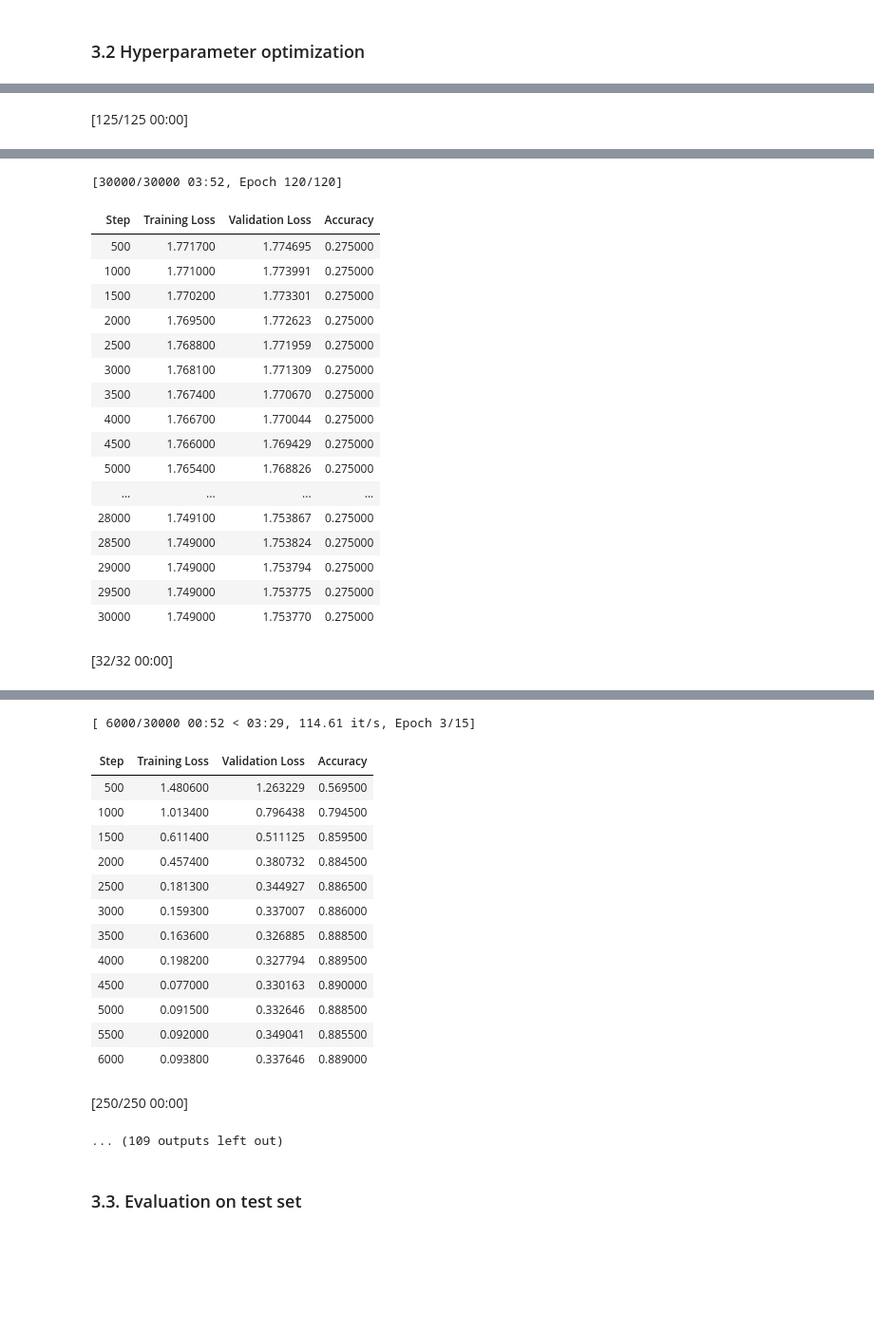
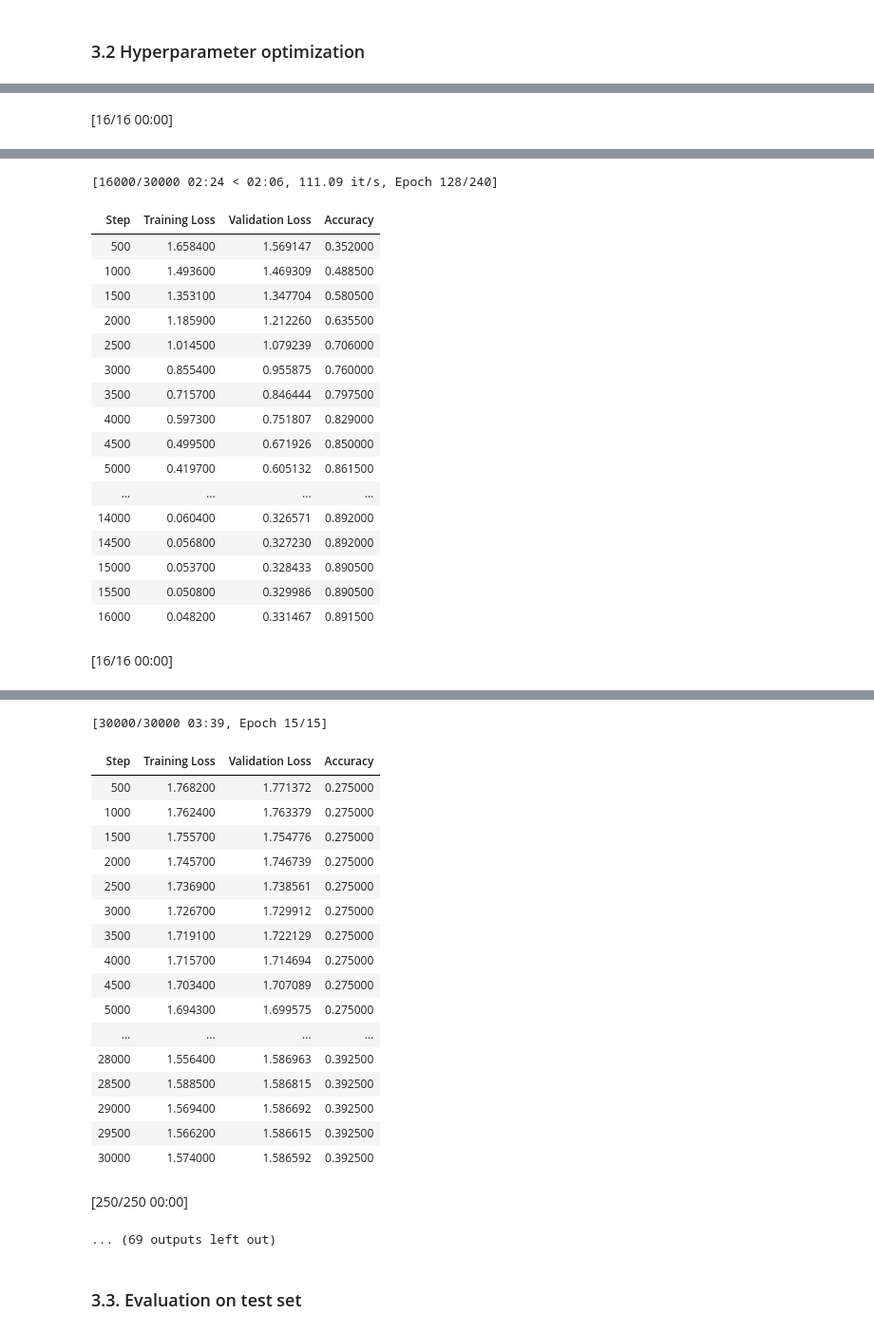
Before and after one commit to Iispar/hlt-project, a Jupyter notebook: course_project_2023_template.ipynb, the cells around one changed output, grey strips where cells are left out. Shown at 95% size. Saved outputs shown, nothing was run; the diff lists cells and outputs as text; code cells hidden in the pictures; blank space fills up the shorter version.

```diff
--- a/course_project_2023_template.ipynb
+++ b/course_project_2023_template.ipynb
@@ -247,9 +245,9 @@ trainer.train();
 
 def objective(trial):
     # Define the search space for hyperparameters
-    learning_rate = trial.suggest_float("learning_rate", 1e-10, 1e-1, log=True)
-    batch_size = trial.suggest_categorical("batch_size", [8, 16, 64, 128, 256])
-    epochs=trial.suggest_int('num_train_epochs', low = 2,high = 10),
+    learning_rate = trial.suggest_float("learning_rate", 1e-7, 1e-3, log=True)
+    batch_size = trial.suggest_categorical("batch_size", [8, 16, 64, 128])
+    epochs=trial.suggest_int('num_train_epochs', low = 2,high = 6),
 
     # params
     trainer_args = transformers.TrainingArguments(
@@ -285,5 +283,5 @@ def objective(trial):
     return eval_results["eval_accuracy"] # return the best result.
 
 study = optuna.create_study(direction="maximize")
-study.optimize(objective, n_trials=30)
+study.optimize(objective, n_trials=20)
 # %% [output]
@@ -309 +307 @@ study.optimize(objective, n_trials=30)
-[125/125 00:00]
+[16/16 00:00]
@@ -311,19 +309,19 @@ study.optimize(objective, n_trials=30)
-[30000/30000 03:52, Epoch 120/120]
+[16000/30000 02:24 < 02:06, 111.09 it/s, Epoch 128/240]
 | Step | Training Loss | Validation Loss | Accuracy |
-| 500 | 1.771700 | 1.774695 | 0.275000 |
-| 1000 | 1.771000 | 1.773991 | 0.275000 |
-| 1500 | 1.770200 | 1.773301 | 0.275000 |
-| 2000 | 1.769500 | 1.772623 | 0.275000 |
-| 2500 | 1.768800 | 1.771959 | 0.275000 |
-| 3000 | 1.768100 | 1.771309 | 0.275000 |
-| 3500 | 1.767400 | 1.770670 | 0.275000 |
-| 4000 | 1.766700 | 1.770044 | 0.275000 |
-| 4500 | 1.766000 | 1.769429 | 0.275000 |
-| 5000 | 1.765400 | 1.768826 | 0.275000 |
+| 500 | 1.658400 | 1.569147 | 0.352000 |
+| 1000 | 1.493600 | 1.469309 | 0.488500 |
+| 1500 | 1.353100 | 1.347704 | 0.580500 |
+| 2000 | 1.185900 | 1.212260 | 0.635500 |
+| 2500 | 1.014500 | 1.079239 | 0.706000 |
+| 3000 | 0.855400 | 0.955875 | 0.760000 |
+| 3500 | 0.715700 | 0.846444 | 0.797500 |
+| 4000 | 0.597300 | 0.751807 | 0.829000 |
+| 4500 | 0.499500 | 0.671926 | 0.850000 |
+| 5000 | 0.419700 | 0.605132 | 0.861500 |
 | ... | ... | ... | ... |
-| 28000 | 1.749100 | 1.753867 | 0.275000 |
-| 28500 | 1.749000 | 1.753824 | 0.275000 |
-| 29000 | 1.749000 | 1.753794 | 0.275000 |
-| 29500 | 1.749000 | 1.753775 | 0.275000 |
-| 30000 | 1.749000 | 1.753770 | 0.275000 |
+| 14000 | 0.060400 | 0.326571 | 0.892000 |
+| 14500 | 0.056800 | 0.327230 | 0.892000 |
+| 15000 | 0.053700 | 0.328433 | 0.890500 |
+| 15500 | 0.050800 | 0.329986 | 0.890500 |
+| 16000 | 0.048200 | 0.331467 | 0.891500 |
-[32/32 00:00]
+[16/16 00:00]
@@ -331,19 +329,23 @@ study.optimize(objective, n_trials=30)
-[ 6000/30000 00:52 < 03:29, 114.61 it/s, Epoch 3/15]
+[30000/30000 03:39, Epoch 15/15]
 | Step | Training Loss | Validation Loss | Accuracy |
-| 500 | 1.480600 | 1.263229 | 0.569500 |
-| 1000 | 1.013400 | 0.796438 | 0.794500 |
-| 1500 | 0.611400 | 0.511125 | 0.859500 |
-| 2000 | 0.457400 | 0.380732 | 0.884500 |
-| 2500 | 0.181300 | 0.344927 | 0.886500 |
-| 3000 | 0.159300 | 0.337007 | 0.886000 |
-| 3500 | 0.163600 | 0.326885 | 0.888500 |
-| 4000 | 0.198200 | 0.327794 | 0.889500 |
-| 4500 | 0.077000 | 0.330163 | 0.890000 |
-| 5000 | 0.091500 | 0.332646 | 0.888500 |
-| 5500 | 0.092000 | 0.349041 | 0.885500 |
-| 6000 | 0.093800 | 0.337646 | 0.889000 |
+| 500 | 1.768200 | 1.771372 | 0.275000 |
+| 1000 | 1.762400 | 1.763379 | 0.275000 |
+| 1500 | 1.755700 | 1.754776 | 0.275000 |
+| 2000 | 1.745700 | 1.746739 | 0.275000 |
+| 2500 | 1.736900 | 1.738561 | 0.275000 |
+| 3000 | 1.726700 | 1.729912 | 0.275000 |
+| 3500 | 1.719100 | 1.722129 | 0.275000 |
+| 4000 | 1.715700 | 1.714694 | 0.275000 |
+| 4500 | 1.703400 | 1.707089 | 0.275000 |
+| 5000 | 1.694300 | 1.699575 | 0.275000 |
+| ... | ... | ... | ... |
+| 28000 | 1.556400 | 1.586963 | 0.392500 |
+| 28500 | 1.588500 | 1.586815 | 0.392500 |
+| 29000 | 1.569400 | 1.586692 | 0.392500 |
+| 29500 | 1.566200 | 1.586615 | 0.392500 |
+| 30000 | 1.574000 | 1.586592 | 0.392500 |
 [250/250 00:00]
-... (109 outputs left out)
+... (69 outputs left out)
 # %% [markdown]
 ### 3.3. Evaluation on test set
 # %%
```
Also changed, not shown: parts of 9 cells of this notebook.
